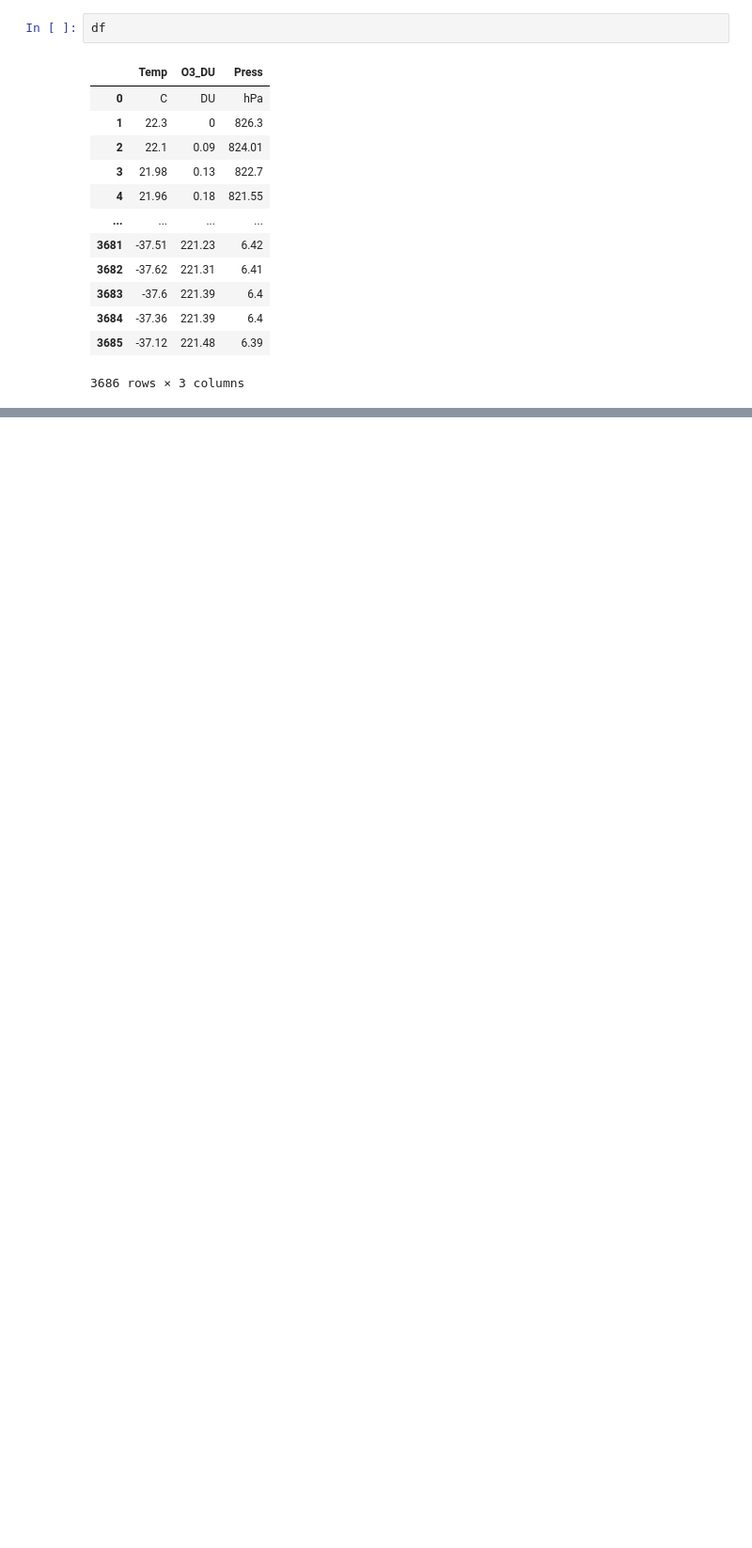
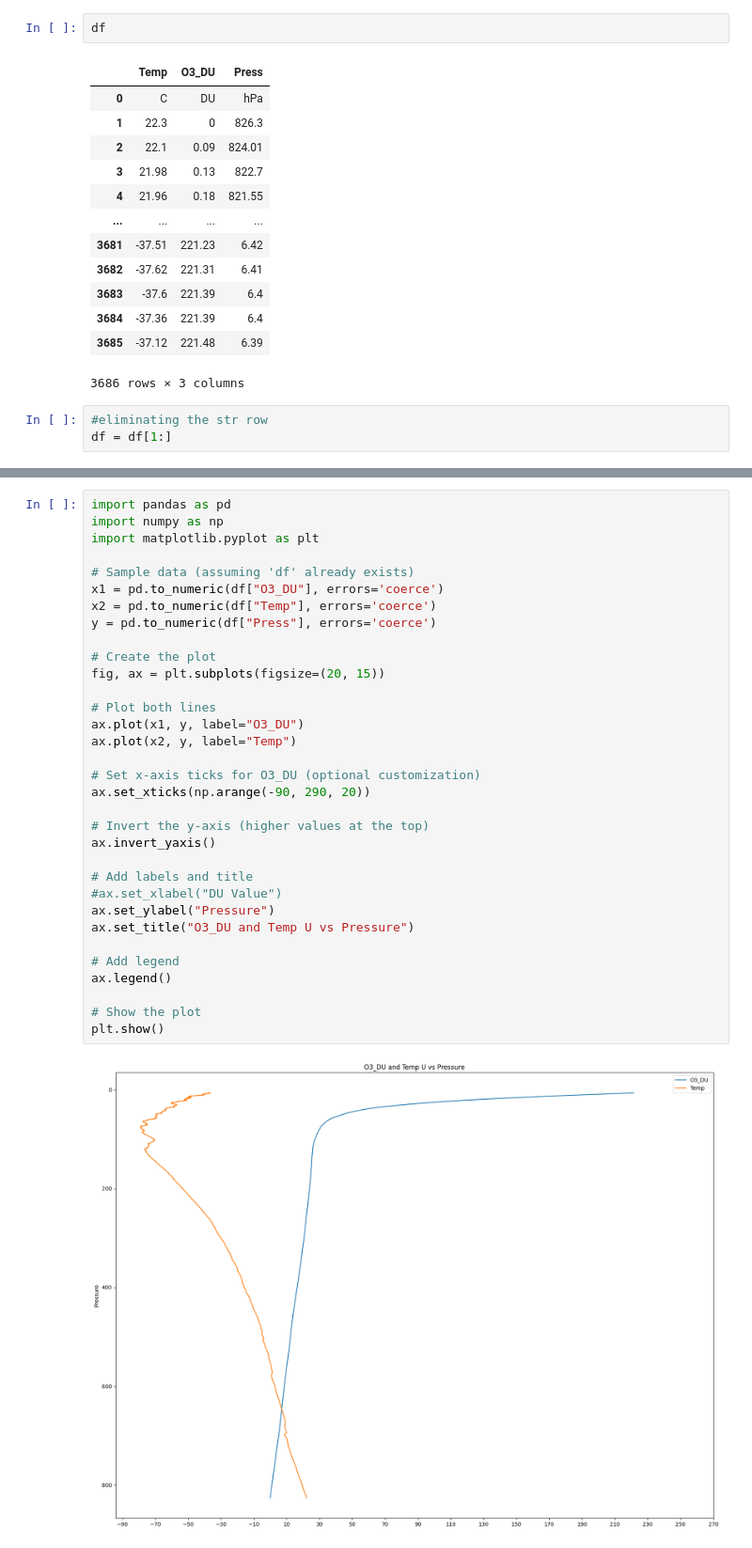
Before and after one commit to MUTUKU-1/OZONE_PROJECT, a Jupyter notebook: ozone.ipynb, the cells around one changed output, grey strips where cells are left out. Shown: that part at 94% size. Saved outputs shown, nothing was run; the diff lists cells and outputs as text; blank space fills up the shorter version.

```diff
--- a/ozone.ipynb
+++ b/ozone.ipynb
@@ -45,3 +43,6 @@ df
 | 3684 | -37.36 | 221.39 | 6.4 |
 | 3685 | -37.12 | 221.48 | 6.39 |
 3686 rows × 3 columns
+# %%
+#eliminating the str row
+df = df[1:]
@@ -47,0 +67,35 @@ df
+# %%
+import pandas as pd
+import numpy as np
+import matplotlib.pyplot as plt
+
+# Sample data (assuming 'df' already exists)
+x1 = pd.to_numeric(df["O3_DU"], errors='coerce')
+x2 = pd.to_numeric(df["Temp"], errors='coerce')
+y = pd.to_numeric(df["Press"], errors='coerce')
+
+# Create the plot
+fig, ax = plt.subplots(figsize=(20, 15))
+
+# Plot both lines
+ax.plot(x1, y, label="O3_DU")
+ax.plot(x2, y, label="Temp")
+
+# Set x-axis ticks for O3_DU (optional customization)
+ax.set_xticks(np.arange(-90, 290, 20))
+
+# Invert the y-axis (higher values at the top)
+ax.invert_yaxis()
+
+# Add labels and title
+#ax.set_xlabel("DU Value")
+ax.set_ylabel("Pressure")
+ax.set_title("O3_DU and Temp U vs Pressure")
+
+# Add legend
+ax.legend()
+
+# Show the plot
+plt.show()
+# %% [output]
+[figure, added]
```
Also changed, not shown: parts of 22 cells of this notebook.
